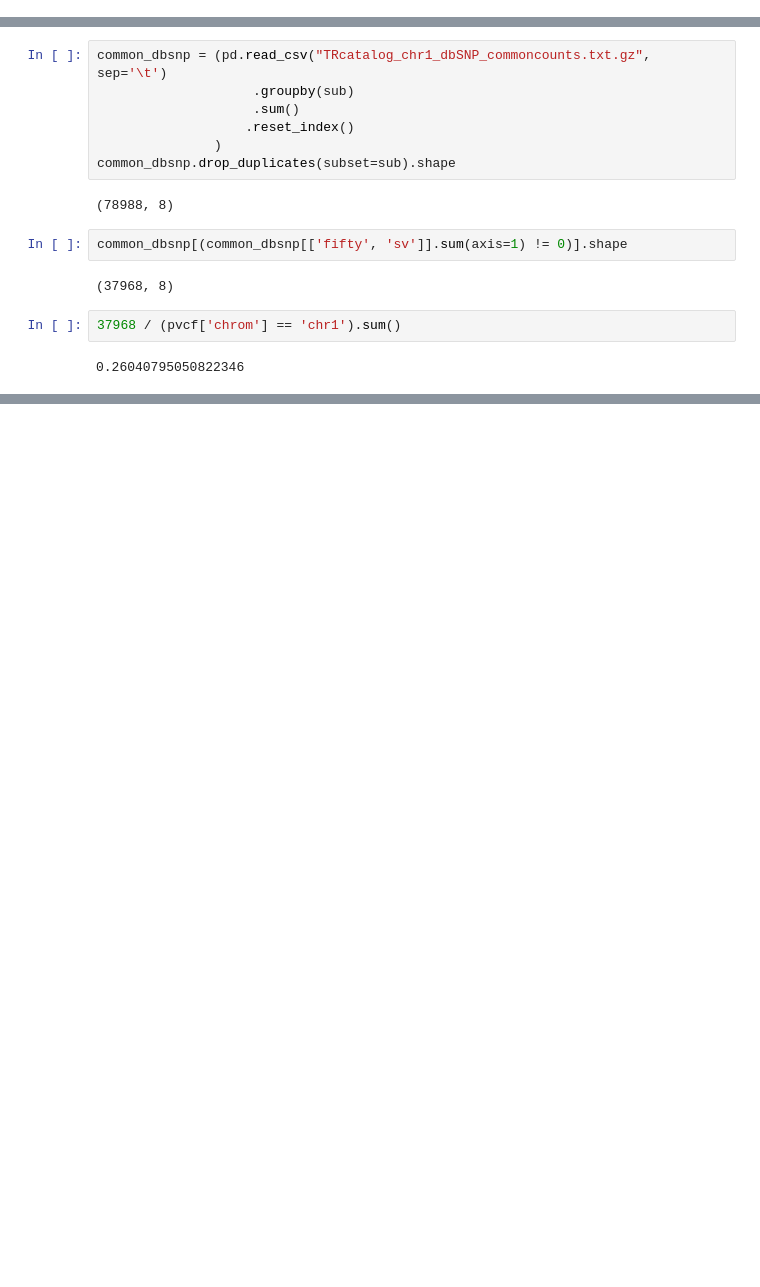
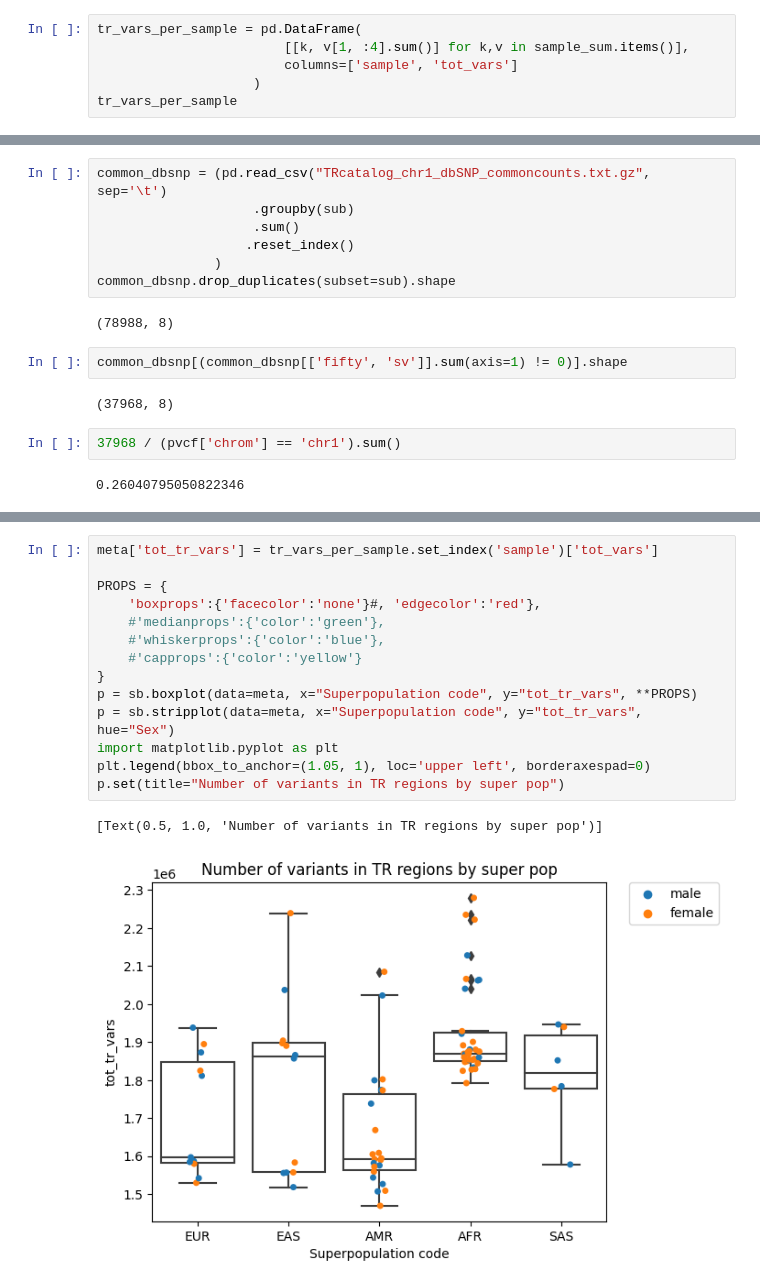
Before and after one commit to ACEnglish/adotto, a Jupyter notebook: manuscript/variant_numbers/Analysis.ipynb, the cells around one changed output, grey strips where cells are left out. Saved outputs shown, nothing was run; the diff lists cells and outputs as text; blank space fills up the shorter version.

```diff
--- a/manuscript/variant_numbers/Analysis.ipynb
+++ b/manuscript/variant_numbers/Analysis.ipynb
@@ -46,3 +46,9 @@ vars_per_sample
 | 84 | li:NA24385 | 6307540 |
 | 85 | PGP1 | 6224782 |
 86 rows × 2 columns
+# %%
+tr_vars_per_sample = pd.DataFrame(
+                        [[k, v[1, :4].sum()] for k,v in sample_sum.items()],
+                        columns=['sample', 'tot_vars']
+                    )
+tr_vars_per_sample
@@ -258,0 +408,17 @@ common_dbsnp[(common_dbsnp[['fifty', 'sv']].sum(axis=1) != 0)].shape
+# %%
+meta['tot_tr_vars'] = tr_vars_per_sample.set_index('sample')['tot_vars']
+
+PROPS = {
+    'boxprops':{'facecolor':'none'}#, 'edgecolor':'red'},
+    #'medianprops':{'color':'green'},
+    #'whiskerprops':{'color':'blue'},
+    #'capprops':{'color':'yellow'}
+}
+p = sb.boxplot(data=meta, x="Superpopulation code", y="tot_tr_vars", **PROPS)
+p = sb.stripplot(data=meta, x="Superpopulation code", y="tot_tr_vars", hue="Sex")
+import matplotlib.pyplot as plt
+plt.legend(bbox_to_anchor=(1.05, 1), loc='upper left', borderaxespad=0)
+p.set(title="Number of variants in TR regions by super pop")
+# %% [output]
+[Text(0.5, 1.0, 'Number of variants in TR regions by super pop')]
+[figure, added]
```
Also changed, not shown: parts of 30 cells of this notebook, 1 other file.
